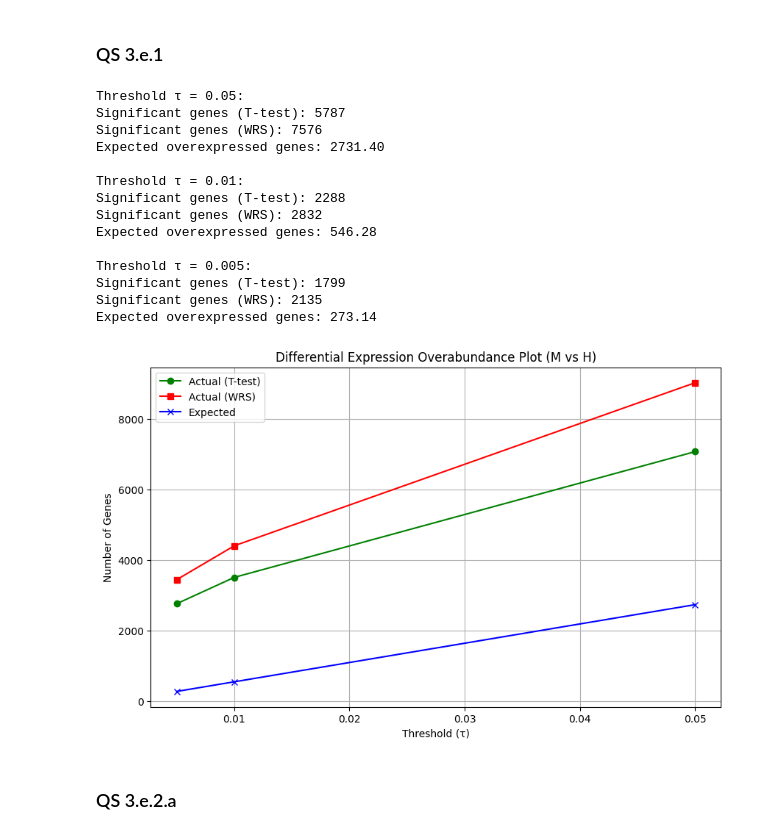
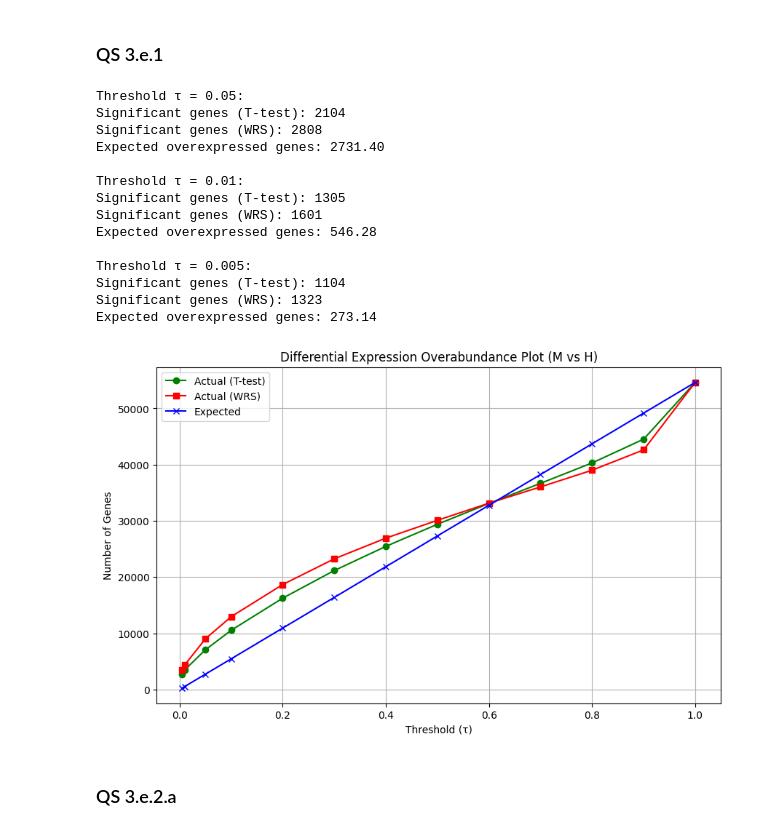
Before and after one commit to aviferdman/Statistics-and-Data-Analysis, a Jupyter notebook: hw4/324369412_316420132.ipynb, the cells around one changed output. Saved outputs shown, nothing was run; the diff lists cells and outputs as text; code cells hidden in the pictures.

```diff
--- a/hw4/324369412_316420132.ipynb
+++ b/hw4/324369412_316420132.ipynb
@@ -564,7 +564,8 @@ def plot_de_overabundance(actual_counts_t, actual_counts_wrs, expected_counts, p
     plt.show()
 
 # Set p-value thresholds and number of genes (length of your DataFrame)
-p_val_thresholds = [0.05, 0.01, 0.005]
+p_val_thresholds = [1, 0.9, 0.8, 0.7, 0.6, 0.5, 0.4, 0.3, 0.2, 0.1, 0.05, 0.01, 0.005]
+p_val_requested_thresholds = [0.05, 0.01, 0.005]
 num_genes = len(gene_expression_df)  # Total number of genes
 
 # Calculate expected values
@@ -572,46 +573,46 @@ expected_values = calculate_expected_values(p_val_thresholds, num_genes)
 expected_counts = list(expected_values.values())  # Convert dictionary to list for plotting
 
 # Calculate actual significant gene counts for T-test and WRS (using FDR threshold)
-actual_counts_t = count_significant_genes(t_overexpressed_m, 'p_t_greater', p_val_thresholds)
-actual_counts_wrs = count_significant_genes(wrs_overexpressed_m, 'p_wrs_greater', p_val_thresholds)
+actual_counts_t = count_significant_genes(gene_expression_df, 'p_t_greater', p_val_thresholds)
+actual_counts_wrs = count_significant_genes(gene_expression_df, 'p_wrs_greater', p_val_thresholds)
 
 # Apply FDR computation to the T-test and WRS p-values for each sample (assuming you have these p-values from your results)
-t_test_p_values = t_overexpressed_m['p_t_greater'].values
-wrs_p_values = wrs_overexpressed_m['p_wrs_greater'].values
+t_test_p_values = gene_expression_df['p_t_greater'].values
+wrs_p_values = gene_expression_df['p_wrs_greater'].values
 
 # Compute FDR values for both T-test and WRS for each gene
 fdr_t = compute_fdr_for_genes(t_test_p_values)
 fdr_wrs = compute_fdr_for_genes(wrs_p_values)
 
 # Count the significant genes by FDR thresholds for T-test and WRS
 significant_genes_t = count_significant_genes_by_fdr(fdr_t, p_val_thresholds)
 significant_genes_wrs = count_significant_genes_by_fdr(fdr_wrs, p_val_thresholds)
 
 # Reporting the number of significant genes with FDR thresholds
-for tau in p_val_thresholds:
+for tau in p_val_requested_thresholds:
     print(f"\nThreshold τ = {tau}:")
     print(f"Significant genes (T-test): {significant_genes_t[tau]}")
     print(f"Significant genes (WRS): {significant_genes_wrs[tau]}")
     print(f"Expected overexpressed genes: {expected_counts[p_val_thresholds.index(tau)]:.2f}")
 
 # Plot the DE overabundance plot
 plot_de_overabundance(actual_counts_t, actual_counts_wrs, expected_counts, p_val_thresholds)
 # %% [output]
 Threshold τ = 0.05:
-Significant genes (T-test): 5787
-Significant genes (WRS): 7576
+Significant genes (T-test): 2104
+Significant genes (WRS): 2808
 Expected overexpressed genes: 2731.40
 
 Threshold τ = 0.01:
-Significant genes (T-test): 2288
-Significant genes (WRS): 2832
+Significant genes (T-test): 1305
+Significant genes (WRS): 1601
 Expected overexpressed genes: 546.28
 
 Threshold τ = 0.005:
-Significant genes (T-test): 1799
-Significant genes (WRS): 2135
+Significant genes (T-test): 1104
+Significant genes (WRS): 1323
 Expected overexpressed genes: 273.14
-[figure, old version]
+[figure, new version]
 # %% [markdown]
 ### QS 3.e.2.a
 # %%
```
Also changed, not shown: parts of 13 cells of this notebook.
